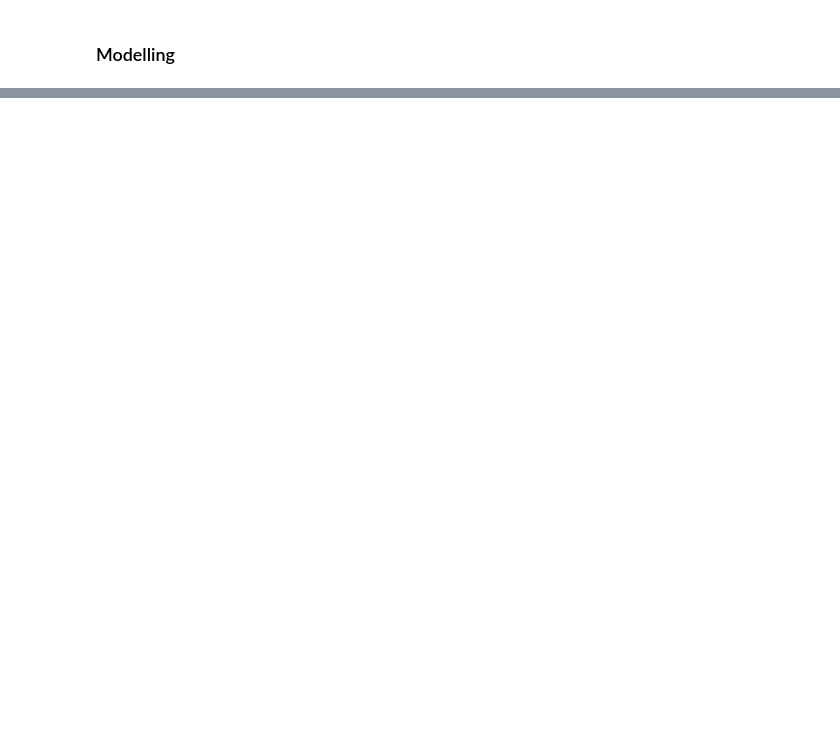
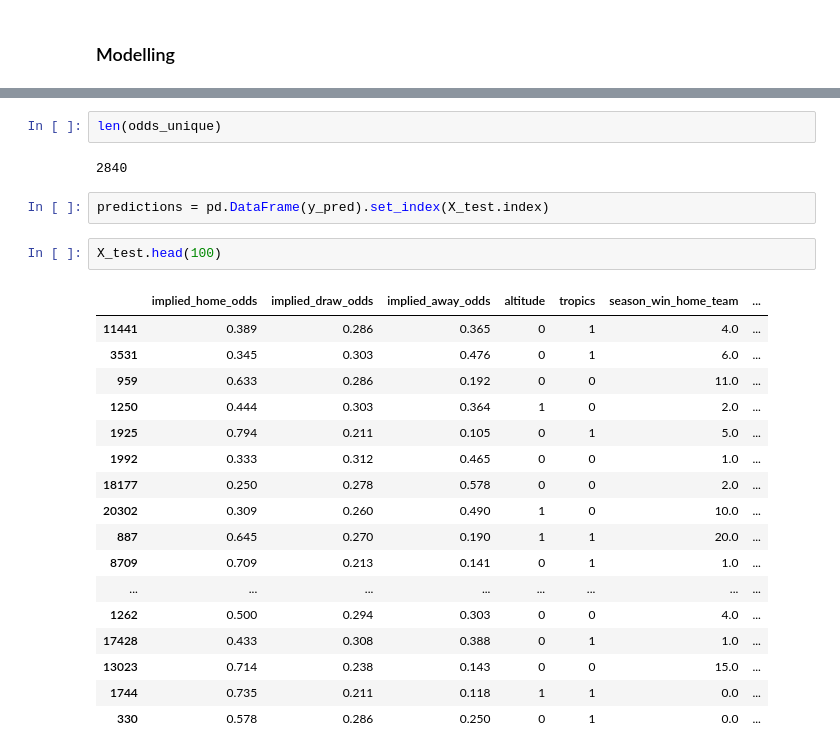
Before and after one commit to miketondu/odds_portal_project, a Jupyter notebook: notebooks/3_odds_model.ipynb, the cells around one changed output, grey strips where cells are left out. Cells and saved outputs as stored; diff of their text form; blank space fills up the shorter version.

```diff
--- a/notebooks/3_odds_model.ipynb
+++ b/notebooks/3_odds_model.ipynb
@@ -320,0 +355,26 @@ Text(0.5,0.98,'Algorithm Comparison')
+# %%
+len(odds_unique)
+# %% [output]
+2840
+# %%
+predictions = pd.DataFrame(y_pred).set_index(X_test.index)
+# %%
+X_test.head(100)
+# %% [output]
+|  | implied_home_odds | implied_draw_odds | implied_away_odds | altitude | tropics | season_win_home_team | ... |
+| 11441 | 0.389 | 0.286 | 0.365 | 0 | 1 | 4.0 | ... |
+| 3531 | 0.345 | 0.303 | 0.476 | 0 | 1 | 6.0 | ... |
+| 959 | 0.633 | 0.286 | 0.192 | 0 | 0 | 11.0 | ... |
+| 1250 | 0.444 | 0.303 | 0.364 | 1 | 0 | 2.0 | ... |
+| 1925 | 0.794 | 0.211 | 0.105 | 0 | 1 | 5.0 | ... |
+| 1992 | 0.333 | 0.312 | 0.465 | 0 | 0 | 1.0 | ... |
+| 18177 | 0.250 | 0.278 | 0.578 | 0 | 0 | 2.0 | ... |
+| 20302 | 0.309 | 0.260 | 0.490 | 1 | 0 | 10.0 | ... |
+| 887 | 0.645 | 0.270 | 0.190 | 1 | 1 | 20.0 | ... |
+| 8709 | 0.709 | 0.213 | 0.141 | 0 | 1 | 1.0 | ... |
+| ... | ... | ... | ... | ... | ... | ... | ... |
+| 1262 | 0.500 | 0.294 | 0.303 | 0 | 0 | 4.0 | ... |
+| 17428 | 0.433 | 0.308 | 0.388 | 0 | 1 | 1.0 | ... |
+| 13023 | 0.714 | 0.238 | 0.143 | 0 | 0 | 15.0 | ... |
+| 1744 | 0.735 | 0.211 | 0.118 | 1 | 1 | 0.0 | ... |
+| 330 | 0.578 | 0.286 | 0.250 | 0 | 1 | 0.0 | ... |
```
Also changed, not shown: parts of 18 cells of this notebook.
